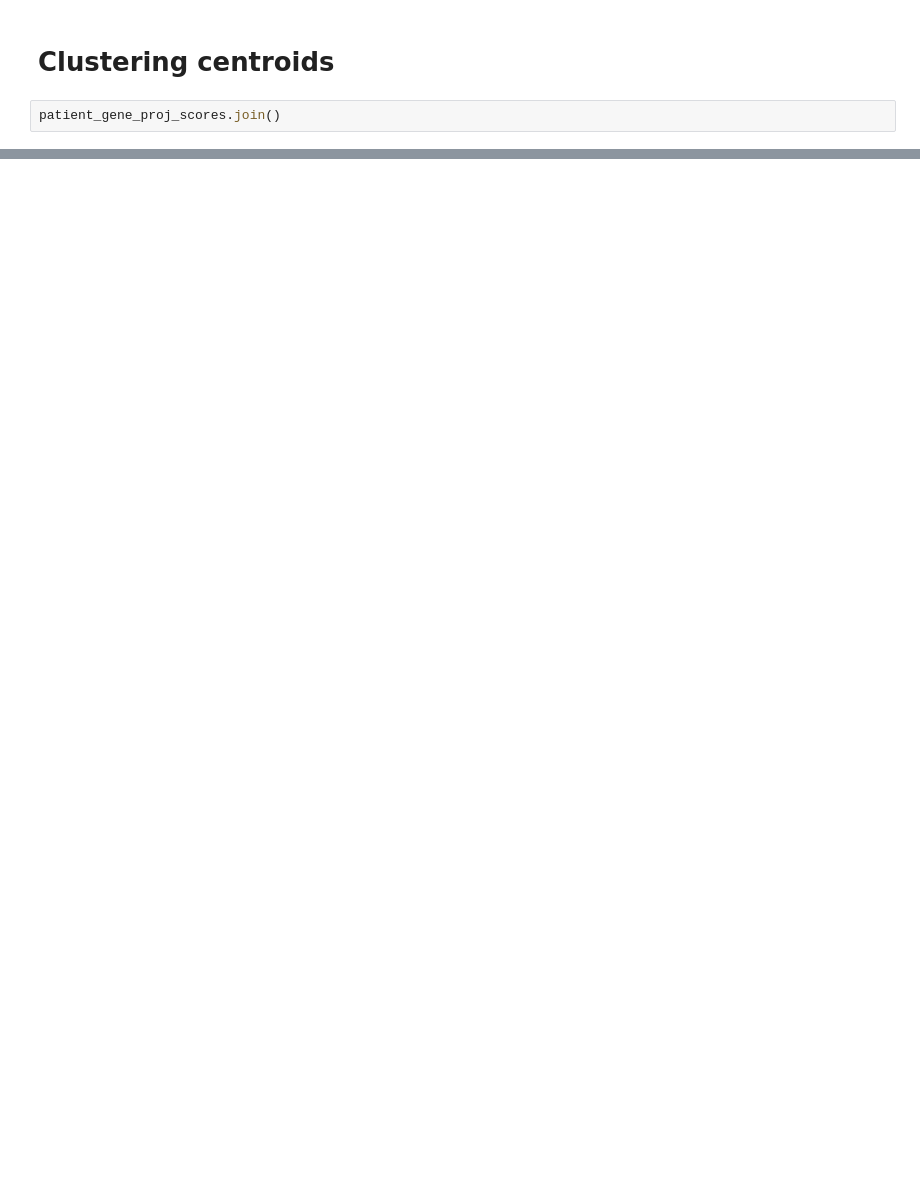
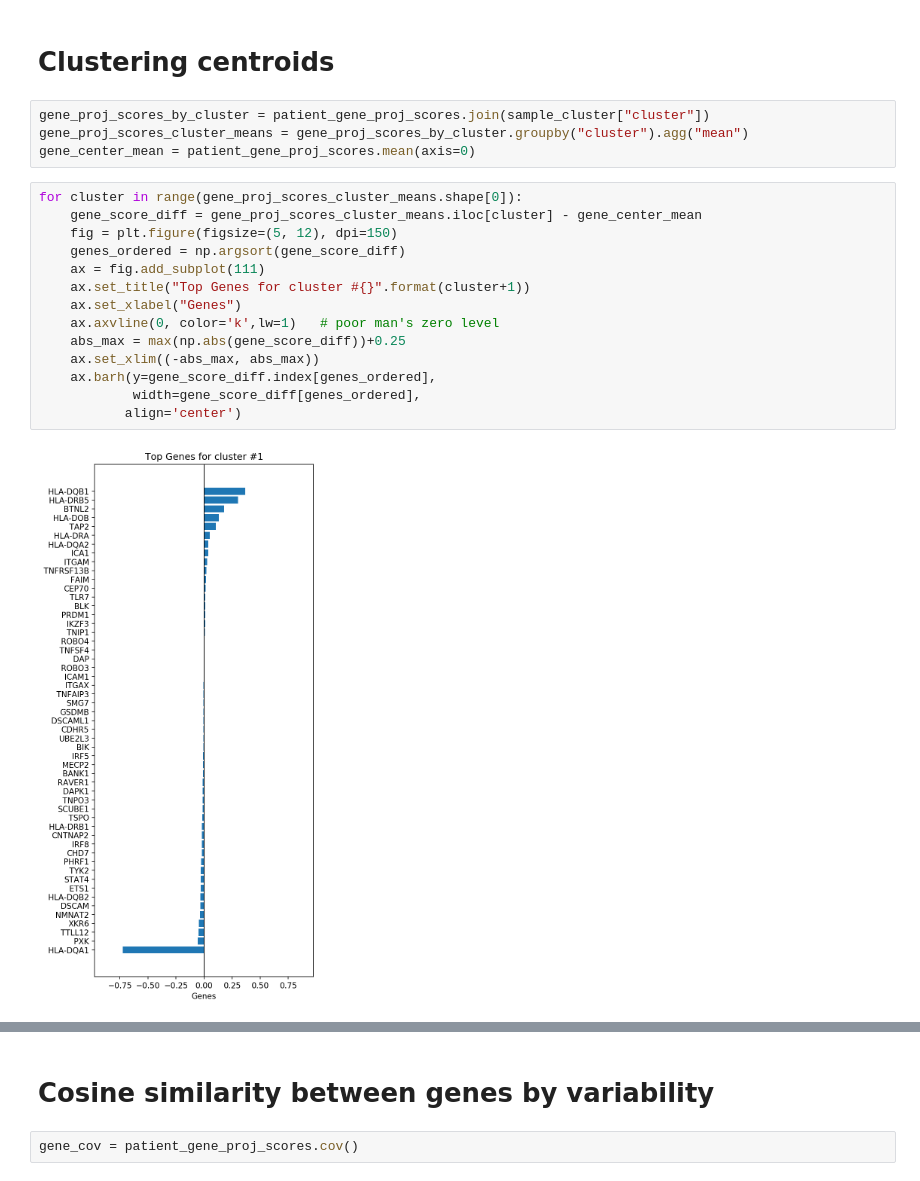
Before and after one commit to NCBI-Codeathons/SLEuth, a Jupyter notebook: notebooks/gene_feature_selection_from_cluster_results.ipynb, the cells around one changed output, grey strips where cells are left out. Cells and saved outputs as stored; diff of their text form; blank space fills up the shorter version.

```diff
--- a/notebooks/gene_feature_selection_from_cluster_results.ipynb
+++ b/notebooks/gene_feature_selection_from_cluster_results.ipynb
@@ -83,4 +97,22 @@ for cluster in range(lr.coef_.shape[0]):
 # %% [markdown]
 # Clustering centroids
-# %%
-patient_gene_proj_scores.join()
+# %%
+gene_proj_scores_by_cluster = patient_gene_proj_scores.join(sample_cluster["cluster"])
+gene_proj_scores_cluster_means = gene_proj_scores_by_cluster.groupby("cluster").agg("mean")
+gene_center_mean = patient_gene_proj_scores.mean(axis=0)
+# %%
+for cluster in range(gene_proj_scores_cluster_means.shape[0]):
+    gene_score_diff = gene_proj_scores_cluster_means.iloc[cluster] - gene_center_mean
+    fig = plt.figure(figsize=(5, 12), dpi=150)
+    genes_ordered = np.argsort(gene_score_diff)
+    ax = fig.add_subplot(111)
+    ax.set_title("Top Genes for cluster #{}".format(cluster+1))
+    ax.set_xlabel("Genes")
+    ax.axvline(0, color='k',lw=1)   # poor man's zero level
+    abs_max = max(np.abs(gene_score_diff))+0.25
+    ax.set_xlim((-abs_max, abs_max))
+    ax.barh(y=gene_score_diff.index[genes_ordered],
+            width=gene_score_diff[genes_ordered],
+           align='center')
+# %% [output]
+[figure, added]
@@ -86,0 +123,4 @@ patient_gene_proj_scores.join()
+# %% [markdown]
+# Cosine similarity between genes by variability
+# %%
+gene_cov = patient_gene_proj_scores.cov()
```
Also changed, not shown: parts of 12 cells of this notebook, 16 other files.
